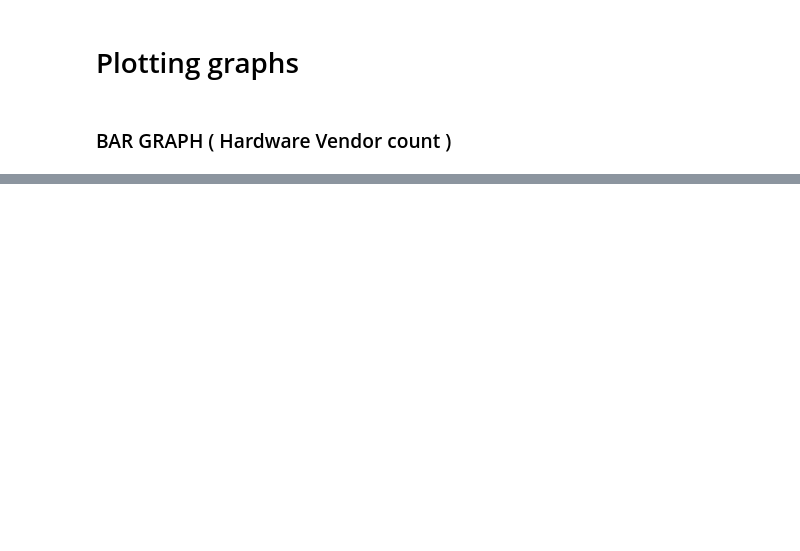
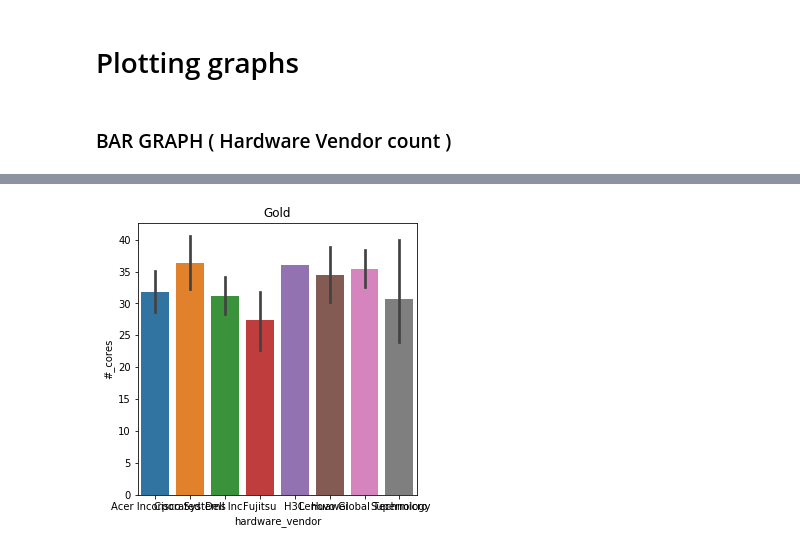
Before and after one commit to shikher7/Learning_on_Processor_Data, a Jupyter notebook: processor_analytics.ipynb, the cells around one changed output, grey strips where cells are left out. Saved outputs shown, nothing was run; the diff lists cells and outputs as text; code cells hidden in the pictures; blank space fills up the shorter version.

```diff
--- a/processor_analytics.ipynb
+++ b/processor_analytics.ipynb
@@ -418,0 +442,7 @@ plt.show()
+# %%
+plt.subplots(figsize=(5,5))
+sns.barplot(x='hardware_vendor',y='#_cores',data=dfg)
+plt.title("Gold")
+plt.show()
+# %% [output]
+[figure, added]
```
Also changed, not shown: parts of 23 cells of this notebook.
